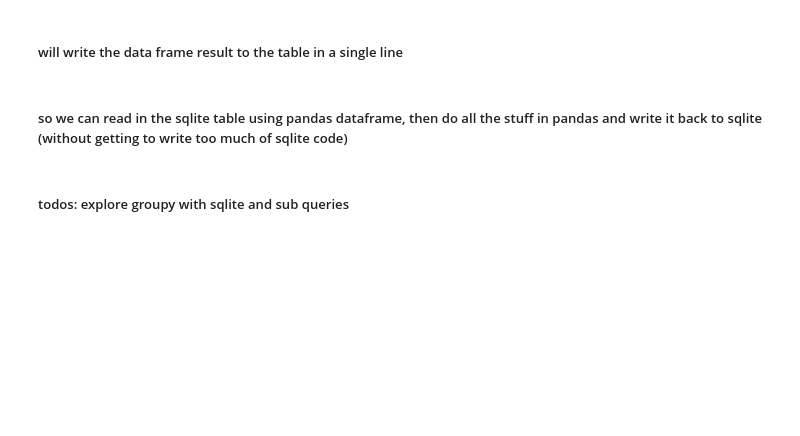
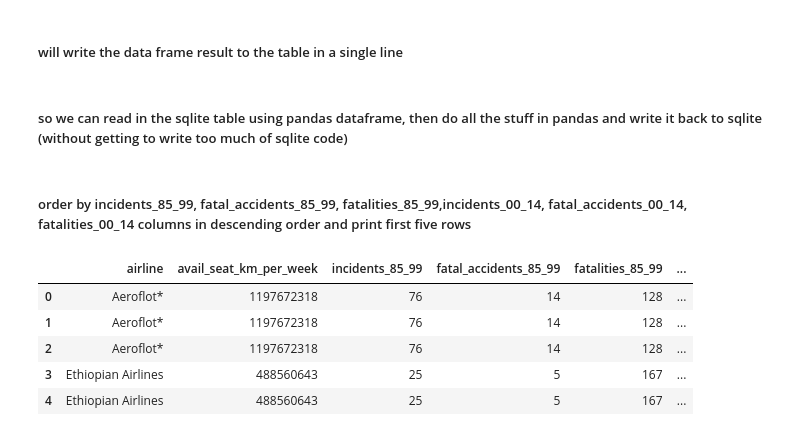
Before and after one commit to NAnnamalai/python_utilities, a Jupyter notebook: python_with_sqlite/python_with_sqlite.ipynb, the cells around one changed output. Saved outputs shown, nothing was run; the diff lists cells and outputs as text; code cells hidden in the pictures; blank space fills up the shorter version.

Commit message:
ENH: sorting, string matching queries added

```diff
--- a/python_with_sqlite/python_with_sqlite.ipynb
+++ b/python_with_sqlite/python_with_sqlite.ipynb
@@ -187,5 +187,21 @@ len(df_delete)
 df_delete.to_sql("airline", con, if_exists="replace")
 # %% [markdown]
 ##### so we can read in the sqlite table using pandas dataframe, then do all the stuff in pandas and write it back to sqlite (without getting to write too much of sqlite code)
-# %% [markdown]
-##### todos: explore groupy with sqlite and sub queries
+# %% [markdown]
+##### order by incidents_85_99, fatal_accidents_85_99, fatalities_85_99,incidents_00_14, fatal_accidents_00_14, fatalities_00_14 columns in descending order and print first five rows
+# %%
+def sort_by(table_name, column, order_by):
+    display_query = "SELECT * FROM {} ORDER BY {} {}".format(table_name, column, order_by)
+    cursor = con.execute(display_query)
+    col_names = [i[0] for i in cursor.description]
+    rows = cursor.fetchall()
+    return pd.DataFrame(rows, columns=col_names)
+# %%
+sort_by("airlines", 'incidents_85_99', "DESC").head(5)
+# %% [output]
+|  | airline | avail_seat_km_per_week | incidents_85_99 | fatal_accidents_85_99 | fatalities_85_99 | ... |
+| 0 | Aeroflot* | 1197672318 | 76 | 14 | 128 | ... |
+| 1 | Aeroflot* | 1197672318 | 76 | 14 | 128 | ... |
+| 2 | Aeroflot* | 1197672318 | 76 | 14 | 128 | ... |
+| 3 | Ethiopian Airlines | 488560643 | 25 | 5 | 167 | ... |
+| 4 | Ethiopian Airlines | 488560643 | 25 | 5 | 167 | ... |
```
Also changed, not shown: parts of 16 cells of this notebook.
